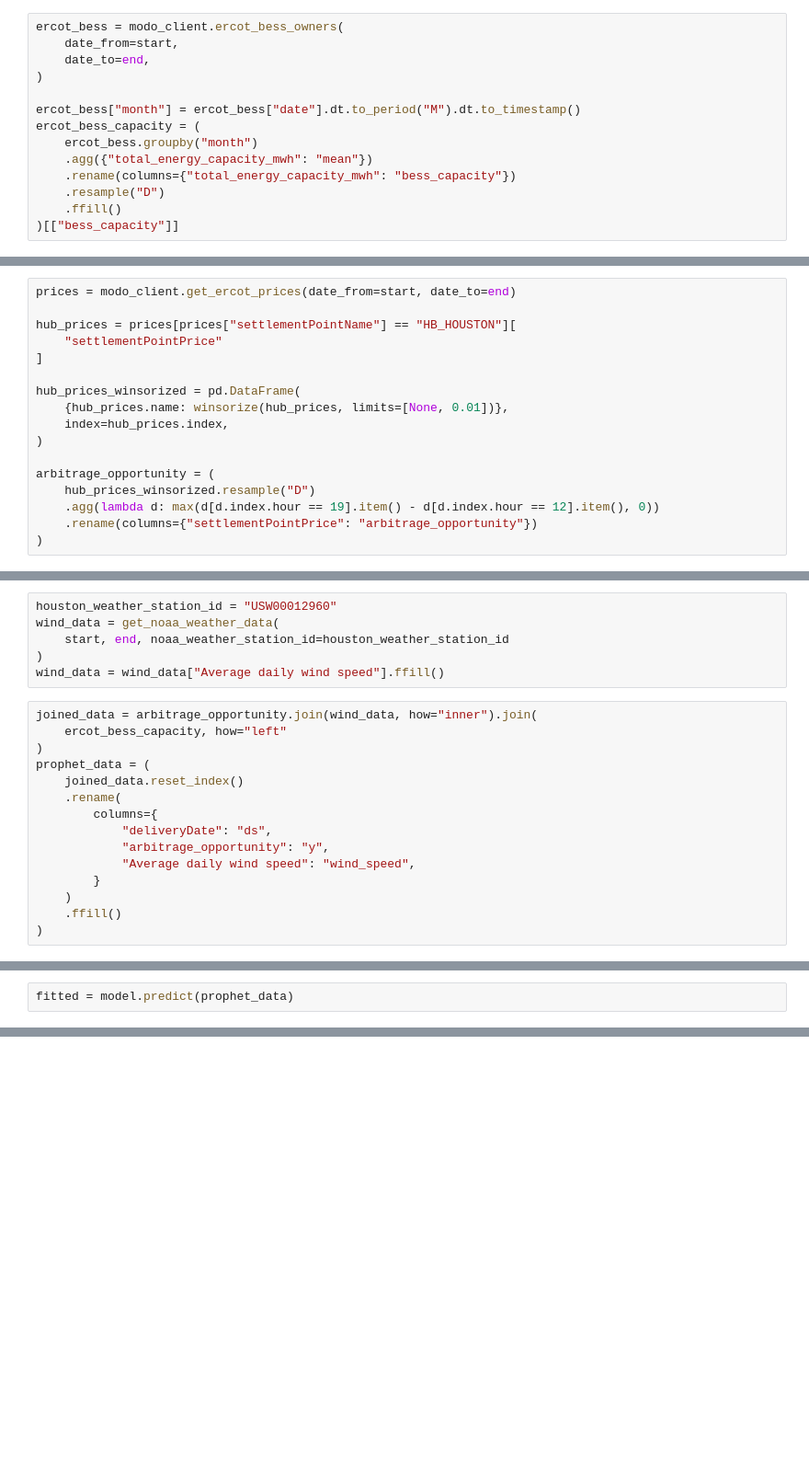
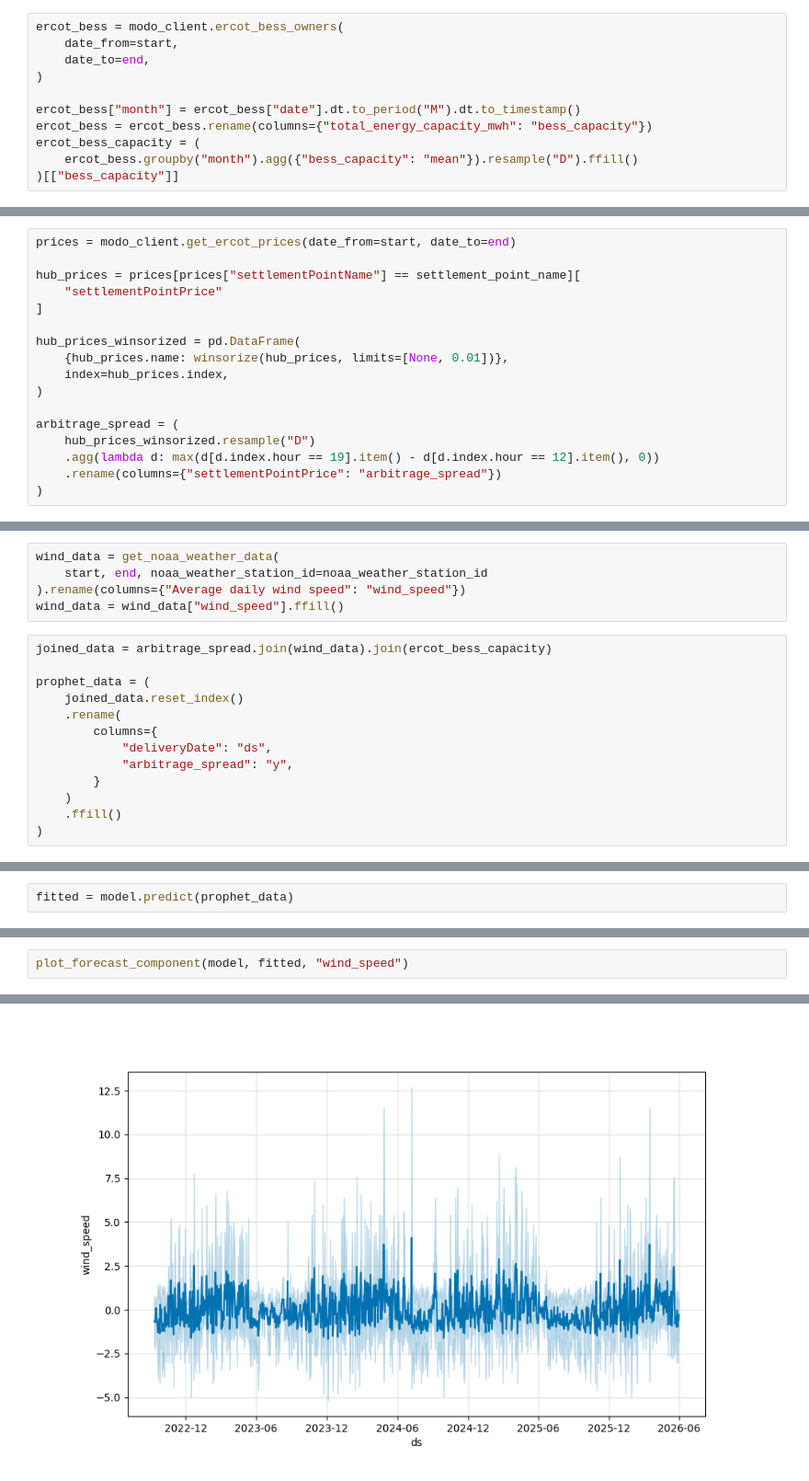
Before and after one commit to andrewkittredge/modo_energy, a Jupyter notebook: analysis.ipynb, the cells around one changed output, grey strips where cells are left out. Shown at 92% size. Cells and saved outputs as stored; diff of their text form; blank space fills up the shorter version.

```diff
--- a/analysis.ipynb
+++ b/analysis.ipynb
@@ -19,10 +30,7 @@ ercot_bess = modo_client.ercot_bess_owners(
 )
 
 ercot_bess["month"] = ercot_bess["date"].dt.to_period("M").dt.to_timestamp()
+ercot_bess = ercot_bess.rename(columns={"total_energy_capacity_mwh": "bess_capacity"})
 ercot_bess_capacity = (
-    ercot_bess.groupby("month")
-    .agg({"total_energy_capacity_mwh": "mean"})
-    .rename(columns={"total_energy_capacity_mwh": "bess_capacity"})
-    .resample("D")
-    .ffill()
+    ercot_bess.groupby("month").agg({"bess_capacity": "mean"}).resample("D").ffill()
 )[["bess_capacity"]]
@@ -31,7 +43,7 @@ Fetching pages : 0page [00:00, ?page/s]
 # %%
 prices = modo_client.get_ercot_prices(date_from=start, date_to=end)
 
-hub_prices = prices[prices["settlementPointName"] == "HB_HOUSTON"][
+hub_prices = prices[prices["settlementPointName"] == settlement_point_name][
     "settlementPointPrice"
 ]
 
@@ -40,8 +52,8 @@ hub_prices_winsorized = pd.DataFrame(
     index=hub_prices.index,
 )
 
-arbitrage_opportunity = (
+arbitrage_spread = (
     hub_prices_winsorized.resample("D")
     .agg(lambda d: max(d[d.index.hour == 19].item() - d[d.index.hour == 12].item(), 0))
-    .rename(columns={"settlementPointPrice": "arbitrage_opportunity"})
+    .rename(columns={"settlementPointPrice": "arbitrage_spread"})
 )
@@ -50,20 +60,17 @@ Fetching pages : 0page [00:00, ?page/s]
 # %%
-houston_weather_station_id = "USW00012960"
 wind_data = get_noaa_weather_data(
-    start, end, noaa_weather_station_id=houston_weather_station_id
-)
-wind_data = wind_data["Average daily wind speed"].ffill()
+    start, end, noaa_weather_station_id=noaa_weather_station_id
+).rename(columns={"Average daily wind speed": "wind_speed"})
+wind_data = wind_data["wind_speed"].ffill()
 # %%
-joined_data = arbitrage_opportunity.join(wind_data, how="inner").join(
-    ercot_bess_capacity, how="left"
-)
+joined_data = arbitrage_spread.join(wind_data).join(ercot_bess_capacity)
+
 prophet_data = (
     joined_data.reset_index()
     .rename(
         columns={
             "deliveryDate": "ds",
-            "arbitrage_opportunity": "y",
-            "Average daily wind speed": "wind_speed",
+            "arbitrage_spread": "y",
         }
     )
     .ffill()
@@ -107,0 +113,3 @@ fig2 = model.plot_components(fitted)
+# %%
+plot_forecast_component(model, fitted, "wind_speed")
+# %% [output]
@@ -107,0 +118 @@ fig2 = model.plot_components(fitted)
+[figure, added]
```
Also changed, not shown: parts of 14 cells of this notebook, 1 other file.
